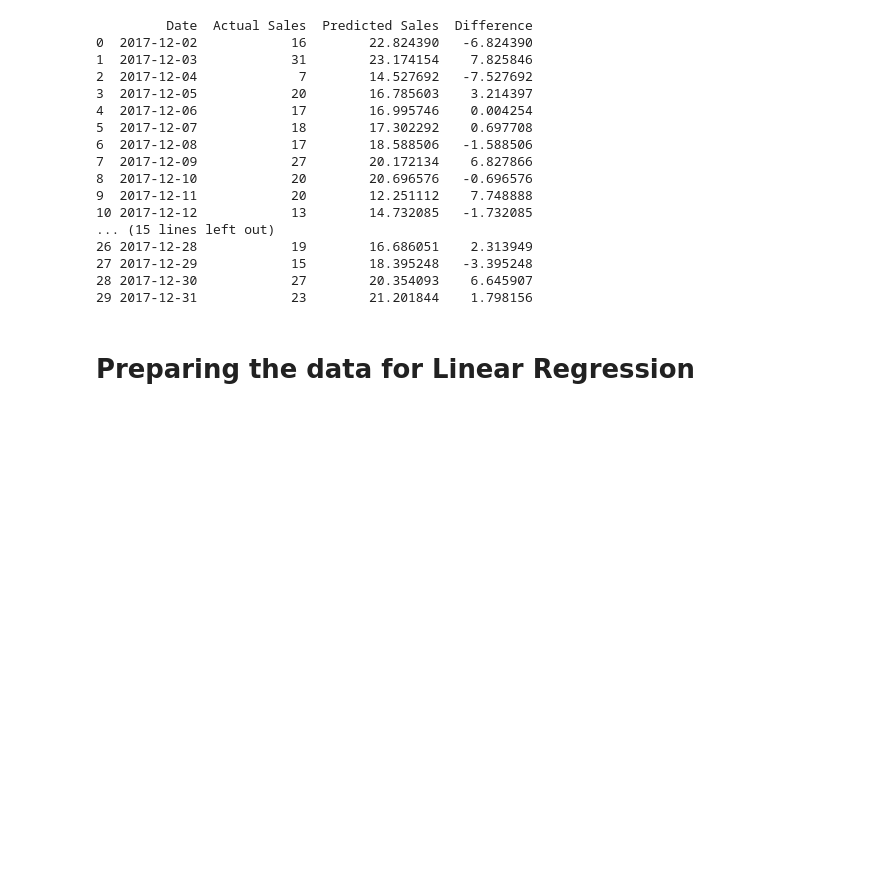
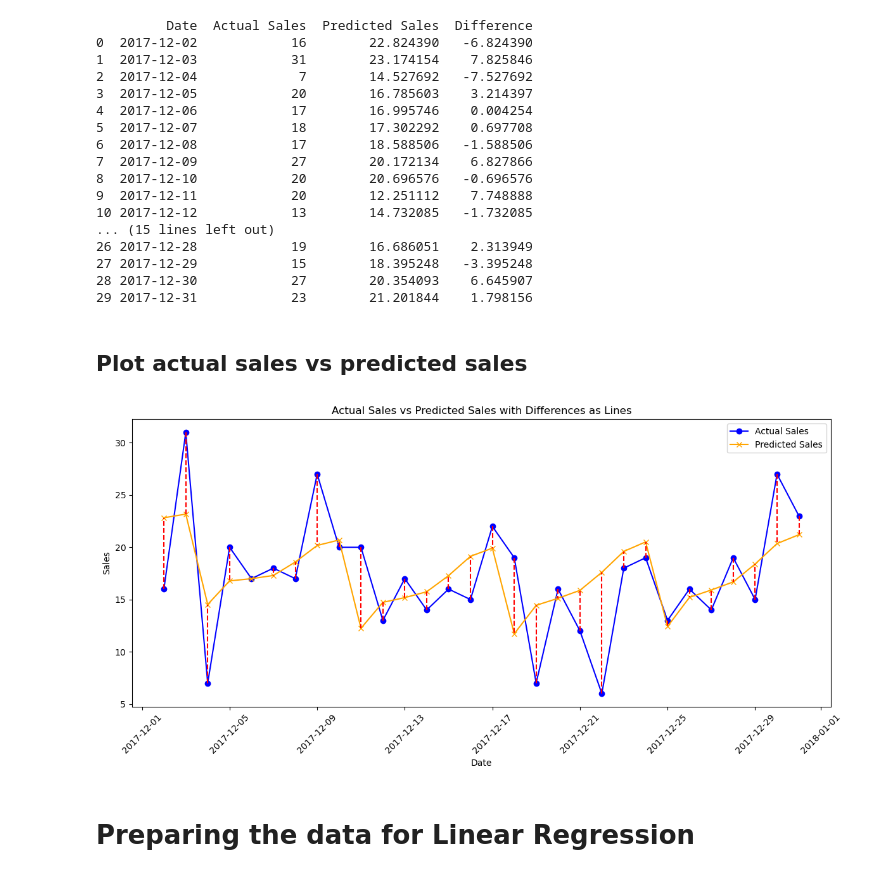
Before and after one commit to habashanas5/Graduation-Project, a Jupyter notebook: Machine learning/Prediction Forecasting.ipynb, the cells around one changed output. Saved outputs shown, nothing was run; the diff lists cells and outputs as text; code cells hidden in the pictures; blank space fills up the shorter version.

```diff
--- a/Machine learning/Prediction Forecasting.ipynb
+++ b/Machine learning/Prediction Forecasting.ipynb
@@ -274,6 +274,39 @@ results_df.to_csv('sales_comparison.csv', index=False)
 27 2017-12-29            15        18.395248   -3.395248
 28 2017-12-30            27        20.354093    6.645907
 29 2017-12-31            23        21.201844    1.798156
+# %% [markdown]
+## Plot actual sales vs predicted sales
+# %%
+plt.figure(figsize=(12, 6))
+
+# Plot actual sales
+plt.plot(results_df['Date'], results_df['Actual Sales'], label='Actual Sales', color='blue', marker='o')
+
+# Plot predicted sales
+plt.plot(results_df['Date'], results_df['Predicted Sales'], label='Predicted Sales', color='orange', marker='x')
+
+# Plot the difference as lines connecting actual and predicted points
+for i in range(len(results_df)):
+    plt.plot([results_df['Date'][i], results_df['Date'][i]],
+             [results_df['Actual Sales'][i], results_df['Predicted Sales'][i]],
+             color='red', linestyle='--')
+
+# Adding titles and labels
+plt.title('Actual Sales vs Predicted Sales with Differences as Lines')
+plt.xlabel('Date')
+plt.ylabel('Sales')
+
+# Rotating date labels for better readability
+plt.xticks(rotation=45)
+
+# Adding a legend
+plt.legend()
+
+# Display the plot
+plt.tight_layout()
+plt.show()
+# %% [output]
+[figure, added]
 # %% [markdown]
 # Preparing the data for Linear Regression
 # %%
```
Also changed, not shown: parts of 25 cells of this notebook.
